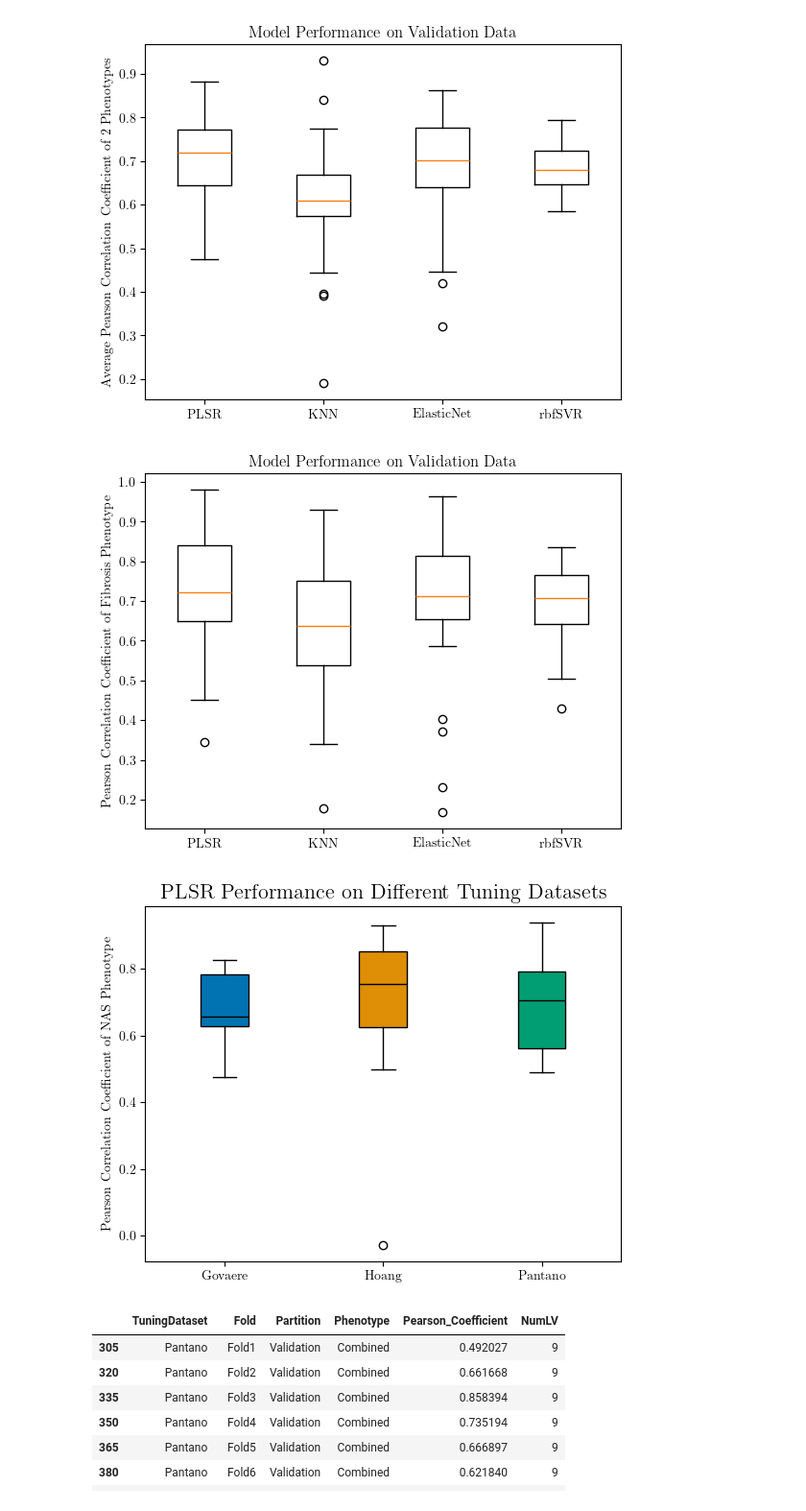
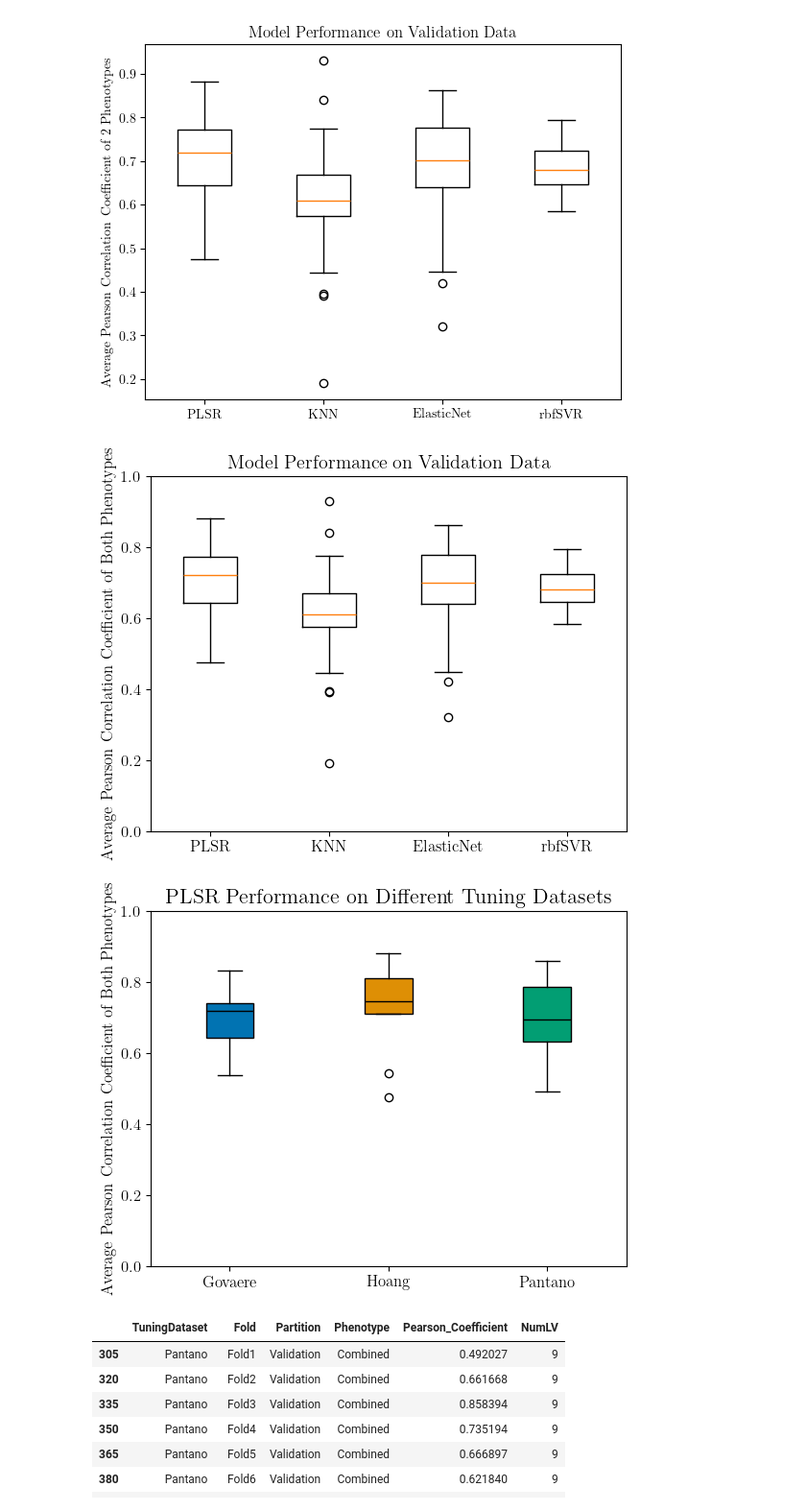
Before and after one commit to jeannieshe/mash-fa24, a Jupyter notebook: 9_invivo_best_model_and_data.ipynb, the cells around one changed output. Shown at 96% size. Saved outputs shown, nothing was run; the diff lists cells and outputs as text; code cells hidden in the pictures.

```diff
--- a/9_invivo_best_model_and_data.ipynb
+++ b/9_invivo_best_model_and_data.ipynb
@@ -12,10 +12,10 @@ from scipy import stats
 # from sklearn.svm import SVR, LinearSVR
 # from sklearn.multioutput import MultiOutputRegressor
 # %%
-PLSR = pd.read_csv("datasets/PLSR_pearson_coefficients.csv")
-KNN = pd.read_csv("datasets/KNN_pearson_coefficients.csv")
-ElasticNet = pd.read_csv("datasets/ElasticNet_pearson_coefficients.csv")
-rbfSVR = pd.read_csv("datasets/rbfSVR_pearson_coefficients.csv")
+PLSR = pd.read_csv("benchmark_csv_results/PLSR_pearson_coefficients.csv")
+KNN = pd.read_csv("benchmark_csv_results/KNN_pearson_coefficients.csv")
+ElasticNet = pd.read_csv("benchmark_csv_results/ElasticNet_pearson_coefficients.csv")
+rbfSVR = pd.read_csv("benchmark_csv_results/rbfSVR_pearson_coefficients.csv")
 # %%
 all_data = [PLSR, KNN, ElasticNet, rbfSVR]
 desired = []
@@ -51,7 +51,7 @@ all_data = [PLSR, KNN, ElasticNet, rbfSVR]
 desired = []
 
 for foo in all_data:
-    desired.append(foo[(foo["Partition"] == "Validation") & (foo["Phenotype"] == "Fibrosis")])
+    desired.append(foo[(foo["Partition"] == "Validation") & (foo["Phenotype"] == "Combined")])
 
 datasets = [foo["Pearson_Coefficient"] for foo in desired]
 
@@ -59,20 +59,21 @@ datasets = [foo["Pearson_Coefficient"] for foo in desired]
 plt.rc('text', usetex=True)
 # Use the serif font
 plt.rc('font', family='serif')
-
+plt.rcParams.update({'font.size': 12})
+plt.ylim(bottom=0, top=1)
 # Create the boxplot
 plt.boxplot(datasets, labels=["PLSR", "KNN", "ElasticNet", "rbfSVR"])
 
 # Add labels and title
-plt.ylabel("Pearson Correlation Coefficient of Fibrosis Phenotype")
+plt.ylabel("Average Pearson Correlation Coefficient of Both Phenotypes")
 plt.title("Model Performance on Validation Data")
 # plt.show()
 
 #TODO: CHANGE
-plt.savefig(f'graphs/model_performance_fib_phenotype.png', dpi=200)
+plt.savefig(f'graphs/model_performance_combined_phenotype.png', dpi=200)
 plt.show()
 # %% [output]
-[figure, old version]
+[figure, new version]
 # %%
 import matplotlib.pyplot as plt
 import seaborn as sns
@@ -85,7 +86,7 @@ foo = all_data[0] # select PLSR
 datanames = ["Govaere", "Hoang", "Pantano"]
 
 for name in datanames:
-    desired.append(foo[(foo["TuningDataset"] == name) & (foo["Phenotype"] == "NAS") & (foo["Partition"] == "Validation")])
+    desired.append(foo[(foo["TuningDataset"] == name) & (foo["Phenotype"] == "Combined") & (foo["Partition"] == "Validation")])
 
 datasets = [foo["Pearson_Coefficient"] for foo in desired]
 
@@ -97,67 +98,38 @@ for combo in combinations:
     data2 = datasets[combo[1]]
 
     # calculate significance
     U, p = stats.mannwhitneyu(data1, data2, alternative='two-sided')
     if p < 0.05:
         significant_combinations.append([combo, p])
 
 # create a set of axes
 fig, ax = plt.subplots()
 # create a boxplot on the axes
 bp = ax.boxplot(datasets, patch_artist=True, labels=["Govaere", "Hoang", "Pantano"])
 # graph title TODO: CHANGE
 ax.set_title(f"PLSR Performance on Different Tuning Datasets", fontsize=16)
 # label y-axis
-ax.set_ylabel("Pearson Correlation Coefficient of NAS Phenotype")
-
+ax.set_ylabel("Average Pearson Correlation Coefficient of Both Phenotypes") #TODO: CHANGE
+ax.set_ylim(bottom=0, top=1)
 # Change the colour of the boxes to Seaborn's 'colorblind' palette
 colors = sns.color_palette('colorblind')
 for patch, color in zip(bp['boxes'], colors):
     patch.set_facecolor(color)
 
 # Set the color of the median lines
 plt.setp(bp['medians'], color='k')
 
-# # Get the y-axis limits
-# bottom, top = ax.get_ylim()
-# y_range = top - bottom
-
-# # Significance bars
-# for i, significant_combination in enumerate(significant_combinations):
-#     # Columns corresponding to the datasets of interest
-#     # add one because the df indexing is 0 indexed, but plot is 1 indexed
-#     x1 = significant_combination[0][0] + 1
-#     x2 = significant_combination[0][1] + 1
-#     # What level is this bar among the bars above the plot?
-#     level = len(significant_combinations) - i
-#     # Plot the bar
-#     bar_height = (y_range * 0.07 * level) + top
-#     bar_tips = bar_height - (y_range * 0.02)
-#     plt.plot(
-#         [x1, x1, x2, x2],
-#         [bar_tips, bar_height, bar_height, bar_tips], lw=1, c='k'
-#     )
-#     # Significance level
-#     p = significant_combination[1]
-#     if p < 0.001:
-#         sig_symbol = '***'
-#     elif p < 0.01:
-#         sig_symbol = '**'
-#     elif p < 0.05:
-#         sig_symbol = '*'
-#     text_height = bar_height + (y_range * 0.01)
-#     plt.text((x1 + x2) * 0.5, text_height, sig_symbol, ha='center', va='bottom', c='k')
-
 # Use LaTeX for graphs' text
 plt.rc('text', usetex=True)
 # Use the serif font
 plt.rc('font', family='serif')
+plt.rcParams.update({'font.size': 12})
 
 # Show the plot
-plt.savefig(f'graphs/PLSR_performance_NAS_phenotype.png', dpi=200)
+plt.savefig(f'graphs/PLSR_performance_combined_phenotype.png', dpi=200) #TODO: CHANGE
 plt.show()
 # %% [output]
-[figure, old version]
+[figure, new version]
 # %%
 foo = all_data[0]
 rows = foo[(foo["TuningDataset"] == "Pantano") & (foo["Phenotype"] == "Combined") & (foo["Partition"] == "Validation")]
```
Also changed, not shown: 30 other files.
